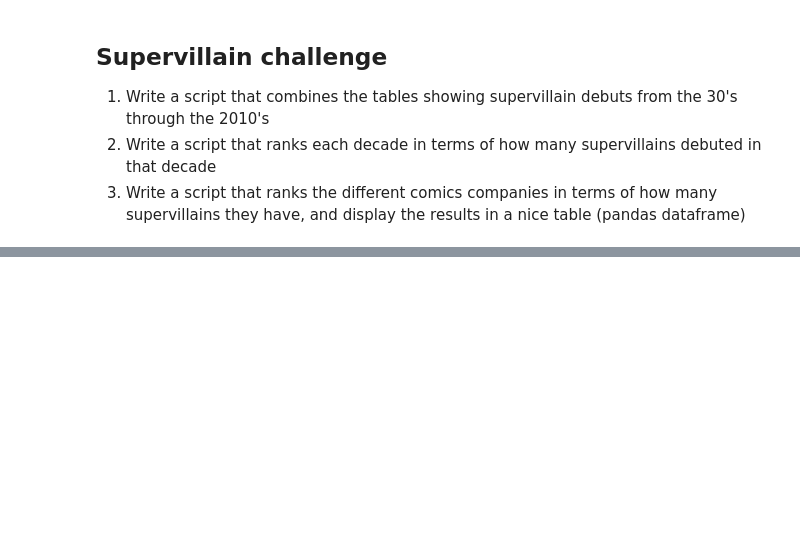
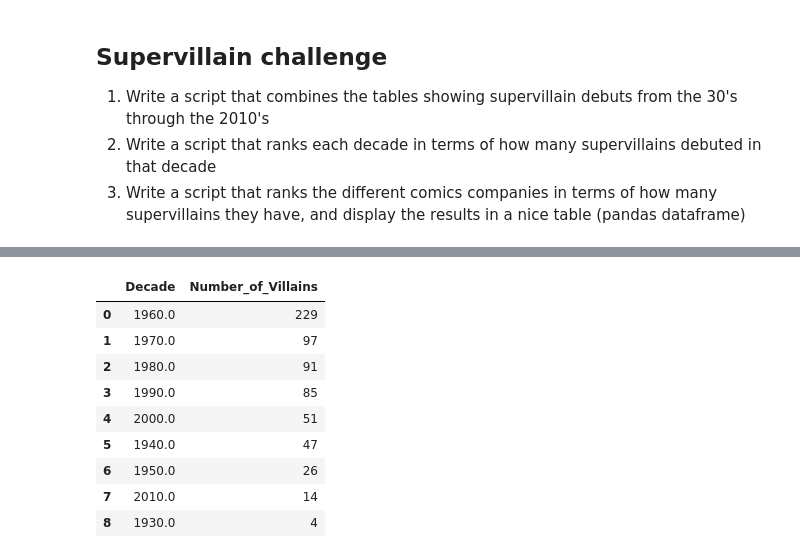
Before and after one commit to runetrust/cds_repo, a Jupyter notebook: week4_notebook.ipynb, the cells around one changed output, grey strips where cells are left out. Drawn from its saved outputs; the diff is of its cells as text; code cells hidden in the pictures; blank space fills up the shorter version.

```diff
--- a/week4_notebook.ipynb
+++ b/week4_notebook.ipynb
@@ -489,4 +587,18 @@ df_supervillan.head()
 # %%
 # 2. Write a script that ranks each decade in terms of how many supervillains debuted in that decade
+villains_per_decade_df = villains_per_decade.reset_index()
+villains_per_decade_df.columns = ["Decade", "Number_of_Villains"]
+villains_per_decade_df
+# %% [output]
+|  | Decade | Number_of_Villains |
+| 0 | 1960.0 | 229 |
+| 1 | 1970.0 | 97 |
+| 2 | 1980.0 | 91 |
+| 3 | 1990.0 | 85 |
+| 4 | 2000.0 | 51 |
+| 5 | 1940.0 | 47 |
+| 6 | 1950.0 | 26 |
+| 7 | 2010.0 | 14 |
+| 8 | 1930.0 | 4 |
 # %%
 # 3. Write a script that ranks the different comics companies in terms of how many supervillains they have, and display the results
```
Also changed, not shown: parts of 15 cells of this notebook, 1 other file.
